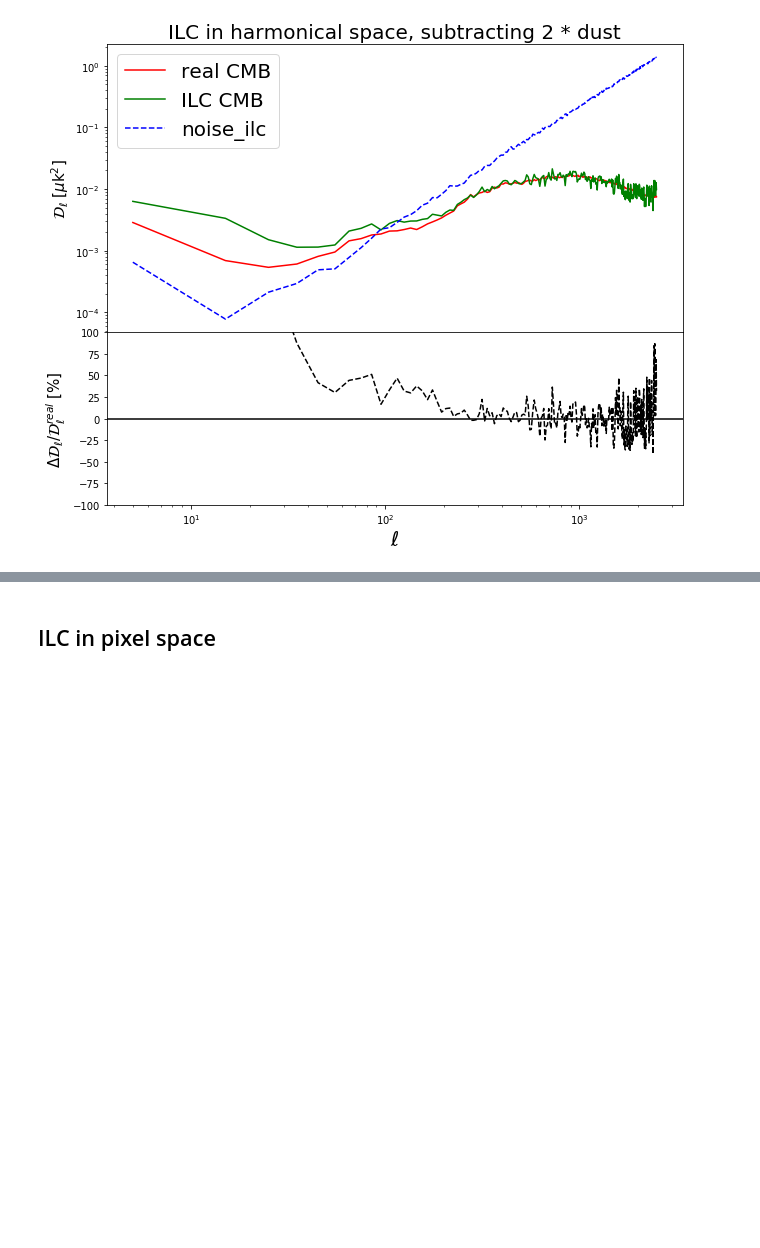
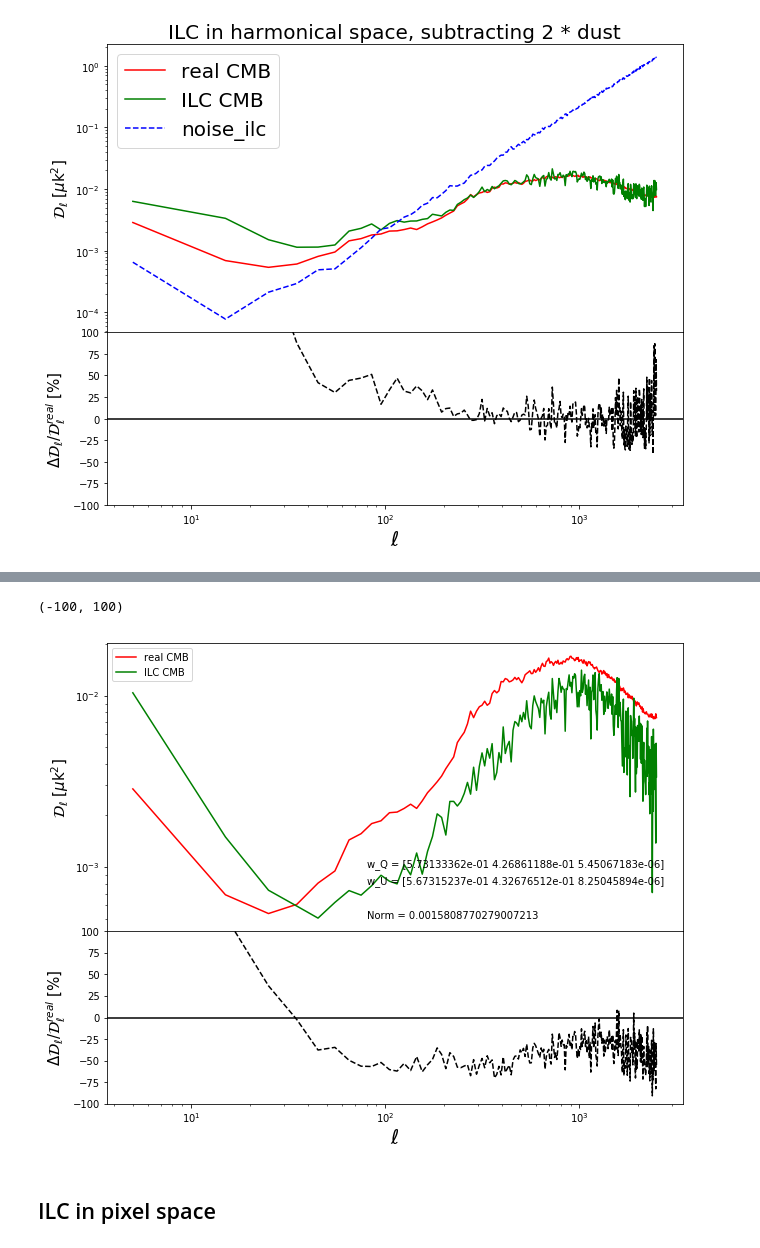
Before and after one commit to yaojian95/Ali_foreground, a Jupyter notebook: codes/Foregrounds.ipynb, the cells around one changed output, grey strips where cells are left out. Cells and saved outputs as stored; diff of their text form; code cells hidden in the pictures; blank space fills up the shorter version.

```diff
--- a/codes/Foregrounds.ipynb
+++ b/codes/Foregrounds.ipynb
@@ -259,10 +263,13 @@ total_353 = hp.ud_grade(hp.read_map('/smc/jianyao/Ali_maps/HFI_SkyMap_353-psb-fi
 # %%
-frac = 5
+frac = 1
+Nf = 3;ff = 1; fn =10;
 # total power spectrum
 total = np.zeros((Nf, 3, 12*nside**2))
 total[0] = dust_95_psm + cmb + noise_95 #- frac*dust_extra_95 # syn_95_
 total[1] = dust_150_psm + cmb + noise_150 #- frac*dust_extra_150 #
-total[2] = total_353
+total[2] = ff*dust_353_psm/f4*1e6 + cmb + fn*noise_353                                           #total_353， real data
+
+### ILC in harmonics space
 # total_ps = Power_spectrum(Mask(total), 0, lmax = lmax)
 
 # # noise power spectrum
@@ -375,0 +430,3 @@ plt.savefig('/home/jianyao/Ali_maps/results/1106_ILC_dust_level_pixel_space/Ell_
+# %%
+Noise_all = np.zeros_like(total[0])
+Noise_all[0] = QU2B(noise_95); Noise_all[1] = QU2B(noise_150); Noise_all[2] = QU2B(fn*noise_353)
@@ -376,2 +454,42 @@ plt.savefig('/home/jianyao/Ali_maps/results/1106_ILC_dust_level_pixel_space/Ell_
+# %%
+cl_bb = hp.anafast(cmb_B, lmax = lmax)
+clbb_bin = bin_l(cl_bb)
+
+nl_bb = hp.anafast(noise_ilc_B, lmax = lmax)
+nlbb_bin = bin_l(nl_bb)
+# %%
+plt.figure(figsize = (10, 8))
+ell = np.arange(len(cls_ILC_pix[2]))
+
+clbb_bin_de = clbb_bin - nlbb_bin
+fig1 = plt.figure(1, figsize=(10,8))
+plt.axis('off')
+frame1=fig1.add_axes((.1,.4,.8,.5)) # x0, y0, width, height
+plt.loglog(Ell, Ell*(Ell+1)/2/np.pi*cls, 'r-',label = 'real CMB')
+plt.loglog(Ell, Ell*(Ell+1)/2/np.pi*clbb_bin_de, 'g-', label = 'ILC CMB') #
+# plt.loglog(Ell, Ell*(Ell+1)/2/np.pi*nl_pix, 'b--', label = 'noise_ilc')
+
+# plt.loglog(Ell, Ell*(Ell+1)/2/np.pi*cl_extra, 'b-',label = 'extra CMB')
+
+plt.xlabel('$\ell$', fontsize = 20);
+plt.ylabel(r'$\mathcal{D}_{\ell}$ [$\mu$k$^2$]', fontsize = 15)
+plt.legend(fontsize = 10)
+# plt.title('%s_dust_%s_noise_pixel.png'%(ff, fn))
+plt.legend(fontsize = 10)
+norm = np.linalg.norm(clbb_bin_de - cls)
+plt.text(80, 0.5*1e-3, 'Norm = %s'%norm)
+plt.text(80, 1e-3, 'w_Q = %s'%w_Q)
+plt.text(80, 0.8*1e-3, 'w_U = %s'%w_U)
+
+frame2=fig1.add_axes((.1,.1,.8,.3))
+plt.semilogx(Ell, (clbb_bin_de - cls)/cls*100, 'k--')
+plt.axhline(0,color = 'k')
+plt.ylabel(r'$\Delta \mathcal{D}_\ell$/$\mathcal{D}^{real}_{\ell} $ [%]', fontsize = 15);plt.xlabel(r'$\ell$', fontsize = 20)
+plt.ylim(-100, 100)
+
+# plt.savefig('/home/jianyao/Ali_maps/results/1127/3fre_wt_10noise_wo_extra.png', format = 'png')
+# %% [output]
+(-100, 100)
+[figure, added]
 # %% [markdown]
 ## ILC in pixel space
```
Also changed, not shown: parts of 32 cells of this notebook.
